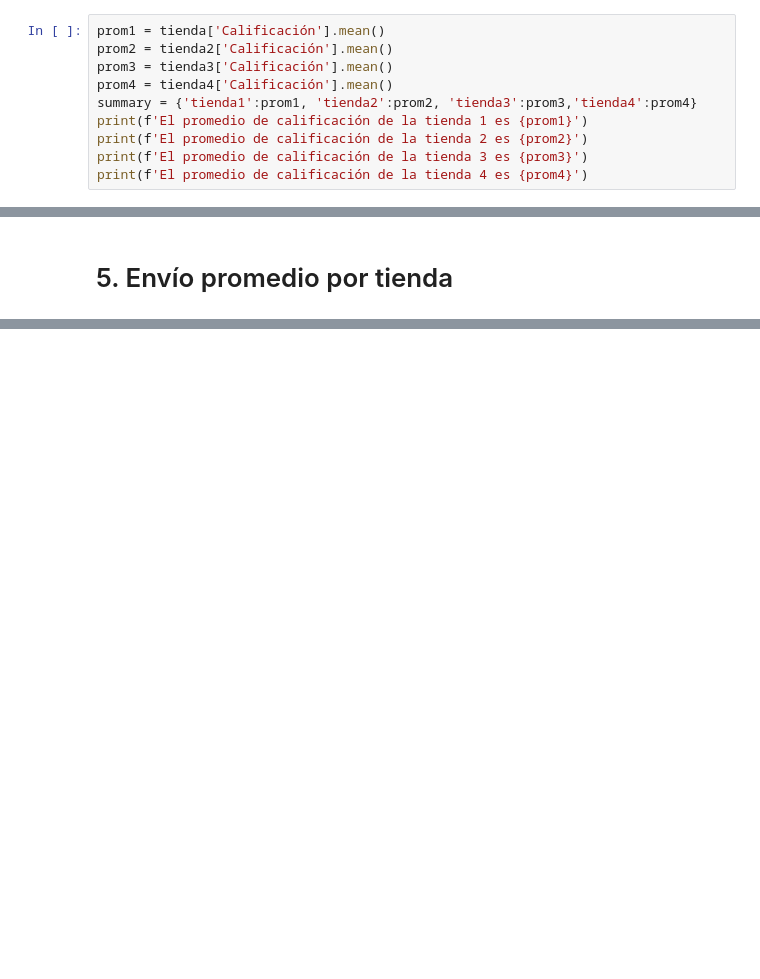
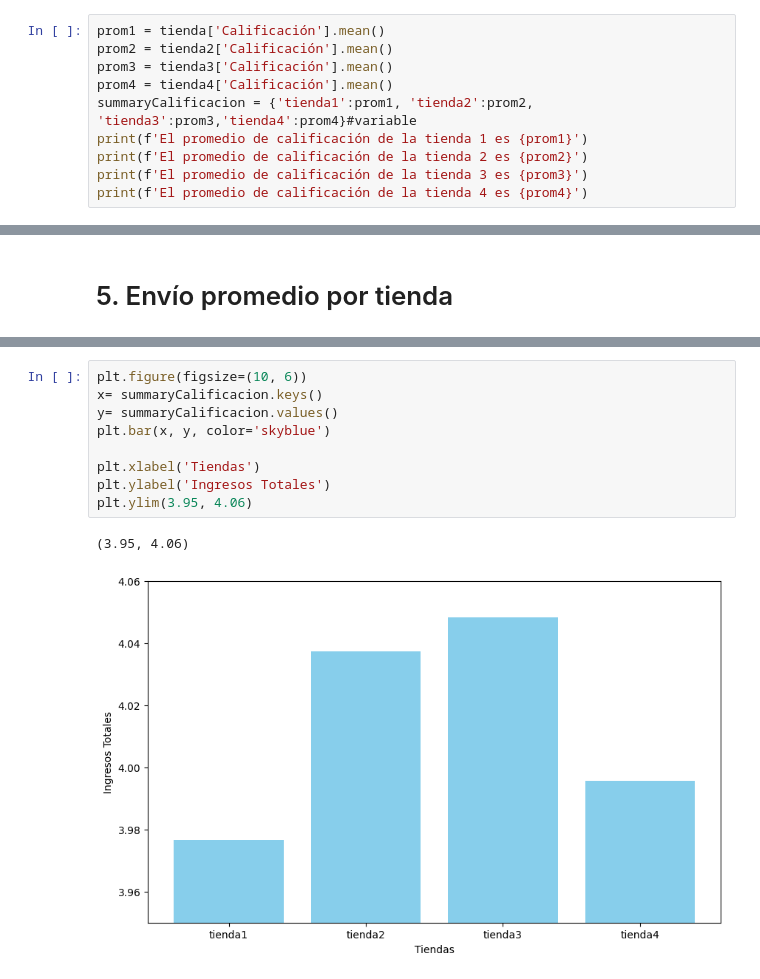
Before and after one commit to d4vid2025/challenge1-data-science-latam, a Jupyter notebook: AluraStoreLatam.ipynb, the cells around one changed output, grey strips where cells are left out. Cells and saved outputs as stored; diff of their text form; blank space fills up the shorter version.

```diff
--- a/AluraStoreLatam.ipynb
+++ b/AluraStoreLatam.ipynb
@@ -138,7 +158,7 @@ prom1 = tienda['Calificación'].mean()
 prom2 = tienda2['Calificación'].mean()
 prom3 = tienda3['Calificación'].mean()
 prom4 = tienda4['Calificación'].mean()
-summary = {'tienda1':prom1, 'tienda2':prom2, 'tienda3':prom3,'tienda4':prom4}
+summaryCalificacion = {'tienda1':prom1, 'tienda2':prom2, 'tienda3':prom3,'tienda4':prom4}#variable
 print(f'El promedio de calificación de la tienda 1 es {prom1}')
 print(f'El promedio de calificación de la tienda 2 es {prom2}')
 print(f'El promedio de calificación de la tienda 3 es {prom3}')
@@ -168,0 +234,12 @@ productos4 = tienda4.groupby('Producto').size().reset_index(name='cantidad_vendi
+# %%
+plt.figure(figsize=(10, 6))
+x= summaryCalificacion.keys()
+y= summaryCalificacion.values()
+plt.bar(x, y, color='skyblue')
+
+plt.xlabel('Tiendas')
+plt.ylabel('Ingresos Totales')
+plt.ylim(3.95, 4.06)
+# %% [output]
+(3.95, 4.06)
+[figure, added]
```
Also changed, not shown: parts of 16 cells of this notebook.
